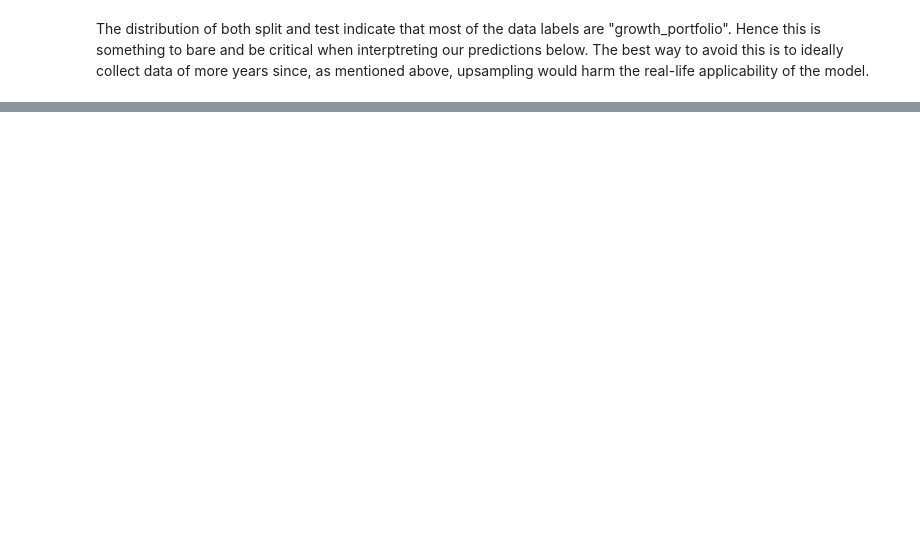
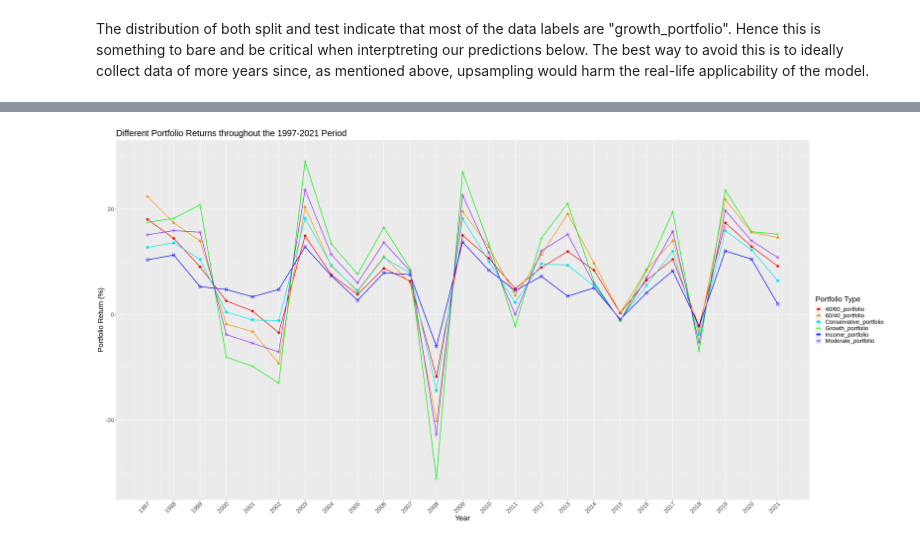
Before and after one commit to Arioniums/DSCI_100_125, a Jupyter notebook: project_group_125.ipynb, the cells around one changed output, grey strips where cells are left out. Cells and saved outputs as stored; diff of their text form; code cells hidden in the pictures; blank space fills up the shorter version.

Commit message:
Finalized Codes (double check spelling is needed)

```diff
--- a/project_group_125.ipynb
+++ b/project_group_125.ipynb
@@ -505,0 +878,25 @@ Nontheless, we believe and are hopeful that a model with similar dynamics could
+# %%
+# Set graph size
+options(repr.plot.width = 30, repr.plot.height = 15)
+
+# Create the graph with all of the portfolio return percentages
+pf_plot <- pf_data |>
+ggplot(aes(x = year, y = portfolio_return_percentage)) +
+geom_point(aes(color = Portfolio_type, shape = Portfolio_type), size = 3) +
+geom_line(aes(color = Portfolio_type), lwd = 0.8)  +
+scale_color_manual(values = c("red2", "orange2", "turquoise2", "green2", "blue2", "purple2")) +
+labs(x = "Year", y = "Portfolio Return (%)", colour = "Portfolio Type", shape = "Portfolio Type") +
+ggtitle("Different Portfolio Returns throughout the 1997-2021 Period") +
+scale_x_continuous(breaks = seq(1997, 2021, by = 1)) +  # adjusting the x-axis
+scale_y_continuous(limits = c(-32, 30)) + # adjusting the y-axis +
+theme(axis.text.x = element_text(angle = 45, hjust = 1)) +
+theme(text = element_text(size=20))
+
+# Check the product
+pf_plot
+
+# Save the graph as PNG file
+ggsave(filename = "Portfolio.png", pf_plot,
+       width = 20, height = 15, dpi = 150, units = "in", device='png')
+# %% [output]
+[figure, added]
```
Also changed, not shown: parts of 26 cells of this notebook, 1 other file.
